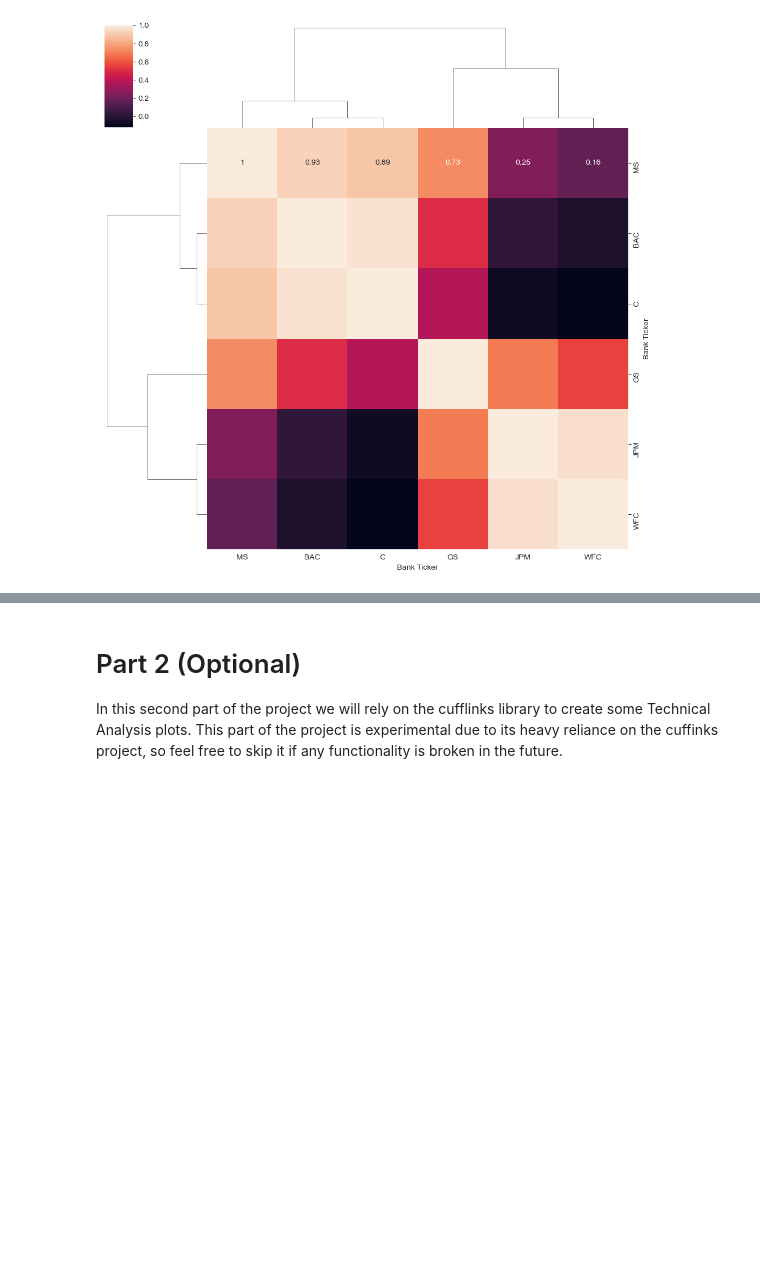
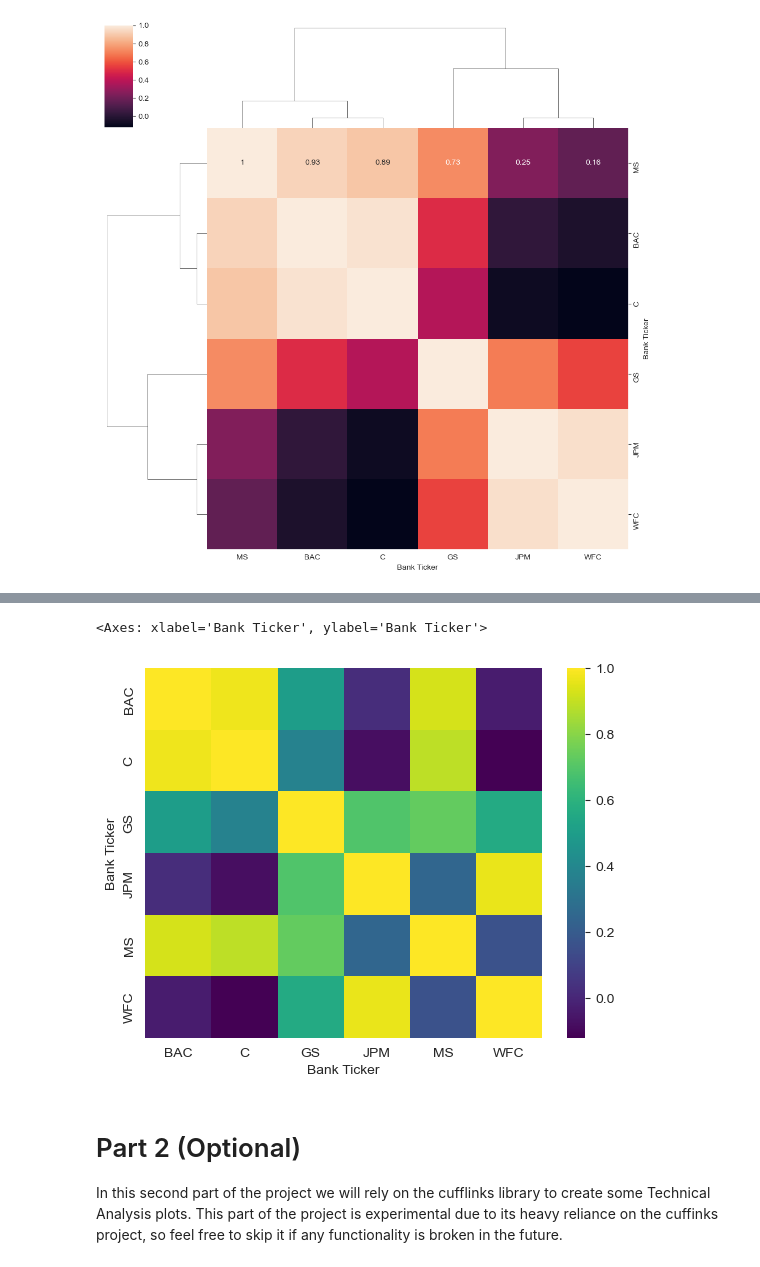
Before and after one commit to Poweraade/Portfolio, a Jupyter notebook: 03-Finance Project.ipynb, the cells around one changed output, grey strips where cells are left out. Cells and saved outputs as stored; diff of their text form; code cells hidden in the pictures; blank space fills up the shorter version.

```diff
--- a/03-Finance Project.ipynb
+++ b/03-Finance Project.ipynb
@@ -308,5 +286,5 @@ sns.clustermap(bank_stocks.xs(key='Close',axis=1,level='Stock Info').corr(),anno
 [figure]
 # %%
 close_corr = bank_stocks.xs(key='Close',axis=1,level='Stock Info').corr()
-close_corr.iplot(kind='heatmap',colorscale='rdylbu')
+sns.heatmap(data=close_corr,cmap='viridis')
 # %% [output]
@@ -314,3 +291,5 @@ close_corr.iplot(kind='heatmap',colorscale='rdylbu')
+<Axes: xlabel='Bank Ticker', ylabel='Bank Ticker'>
+[figure, added]
 # %% [markdown]
 # Part 2 (Optional)
 
```
Also changed, not shown: parts of 8 cells of this notebook.
